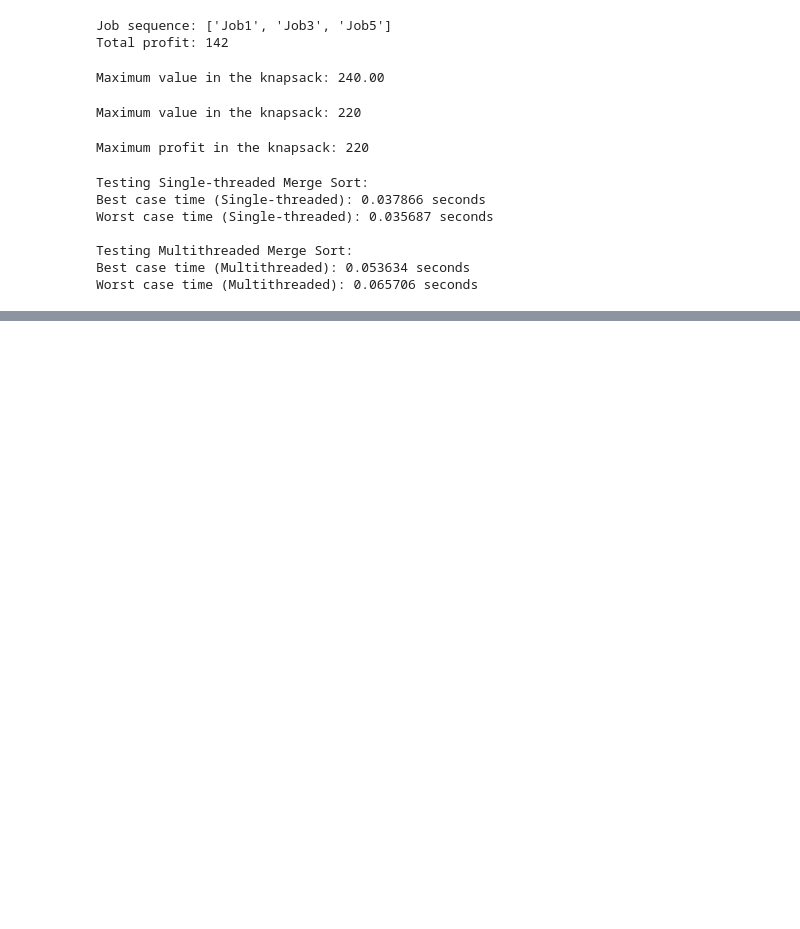
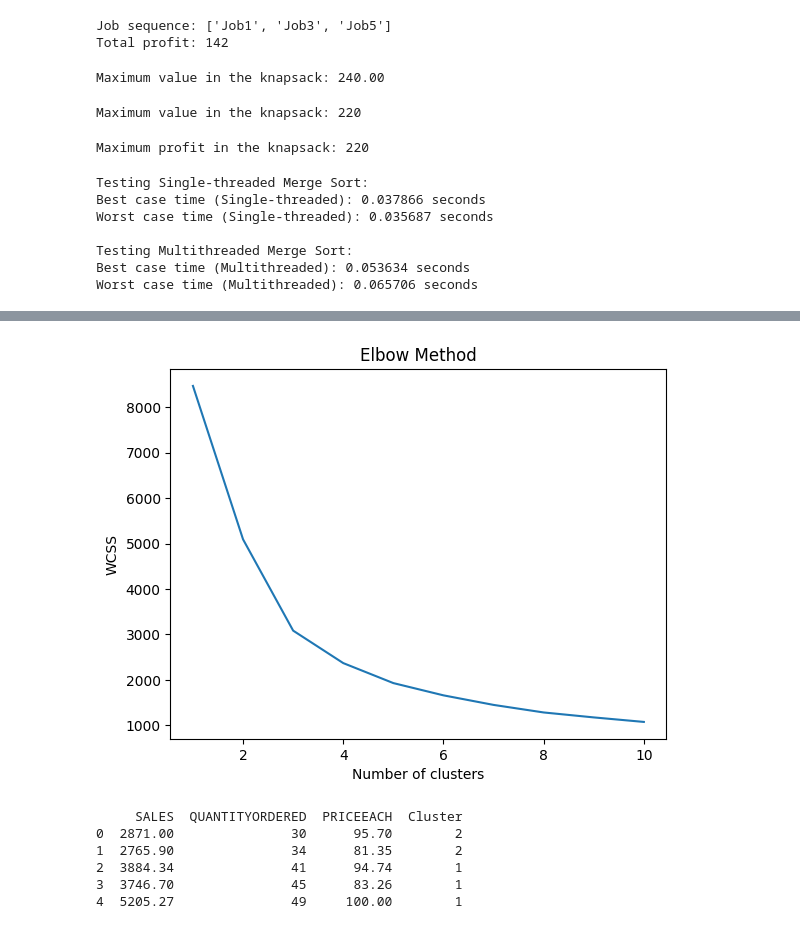
Before and after one commit to bhosalevivek04/LP3, a Jupyter notebook: LP3.ipynb, the cells around one changed output, grey strips where cells are left out. Cells and saved outputs as stored; diff of their text form; code cells hidden in the pictures; blank space fills up the shorter version.

```diff
--- a/LP3.ipynb
+++ b/LP3.ipynb
@@ -324,0 +692,11 @@ Worst case time (Multithreaded): 0.065706 seconds
+# %%
+# Practical 9 : Implement K-Means clustering/ hierarchical clustering on sales_data_sample.csv dataset.
+
+import pandas as pd
+
+# Load the dataset with a different encoding
+file_path = '/content/sales_data_sample.csv'
+df = pd.read_csv(file_path, encoding='ISO-8859-1')  # Use 'ISO-8859-1' encoding
+
+# View the dataset
+print(df.head())
@@ -324,0 +721,17 @@ Worst case time (Multithreaded): 0.065706 seconds
+# %%
+# Select relevant columns for clustering
+df = df[['SALES', 'QUANTITYORDERED', 'PRICEEACH']]
+
+# Check for missing values
+print(df.isnull().sum())
+
+# Drop any rows with missing values
+df = df.dropna()
+
+# Normalize the data using StandardScaler
+from sklearn.preprocessing import StandardScaler
+scaler = StandardScaler()
+df_scaled = scaler.fit_transform(df)
+
+# View the normalized data
+print(pd.DataFrame(df_scaled, columns=df.columns).head())
@@ -324,0 +749,39 @@ Worst case time (Multithreaded): 0.065706 seconds
+# %%
+from sklearn.cluster import KMeans
+import matplotlib.pyplot as plt
+
+# Elbow Method to find the optimal number of clusters
+wcss = []
+for i in range(1, 11):
+    kmeans = KMeans(n_clusters=i, init='k-means++', max_iter=300, n_init=10, random_state=42)
+    kmeans.fit(df_scaled)
+    wcss.append(kmeans.inertia_)
+
+# Plot the Elbow Graph
+plt.plot(range(1, 11), wcss)
+plt.title('Elbow Method')
+plt.xlabel('Number of clusters')
+plt.ylabel('WCSS')
+plt.show()
+# %% [output]
+[figure, added]
+# %%
+# Let's assume the optimal number of clusters is 3 (based on the Elbow method)
+optimal_clusters = 3
+
+# K-Means with the optimal number of clusters
+kmeans = KMeans(n_clusters=optimal_clusters, init='k-means++', max_iter=300, n_init=10, random_state=42)
+kmeans.fit(df_scaled)
+
+# Add the cluster labels to the original dataset
+df['Cluster'] = kmeans.labels_
+
+# View the dataset with clusters
+print(df.head())
+# %% [output]
+     SALES  QUANTITYORDERED  PRICEEACH  Cluster
+0  2871.00               30      95.70        2
+1  2765.90               34      81.35        2
+2  3884.34               41      94.74        1
+3  3746.70               45      83.26        1
+4  5205.27               49     100.00        1
```
Also changed, not shown: parts of 28 cells of this notebook.
